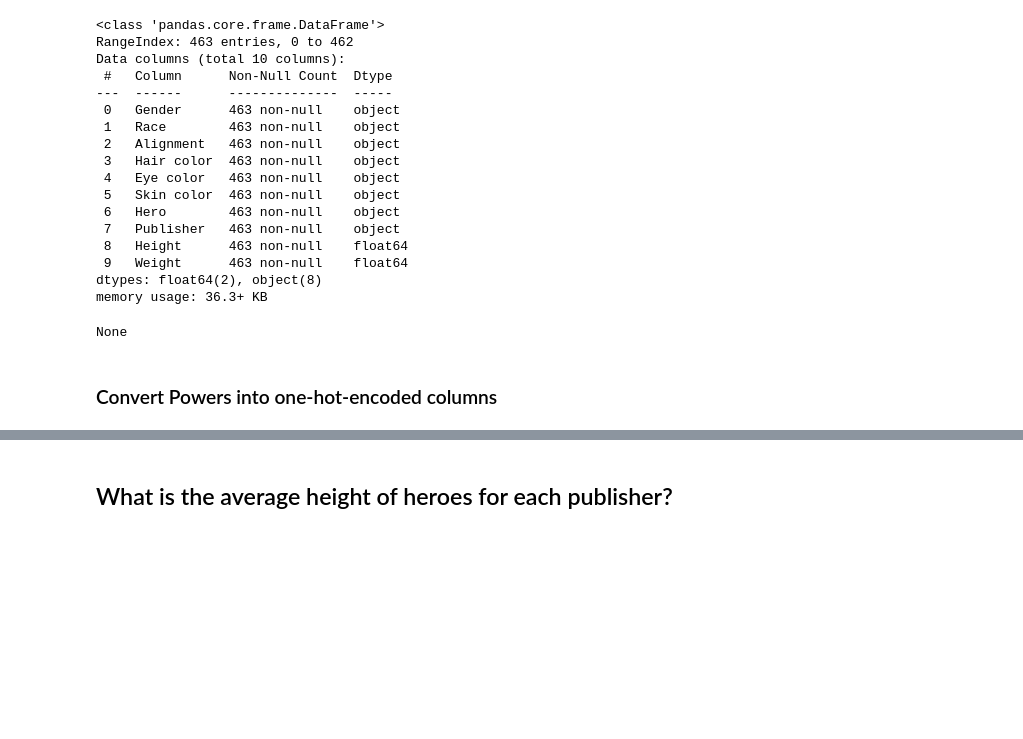
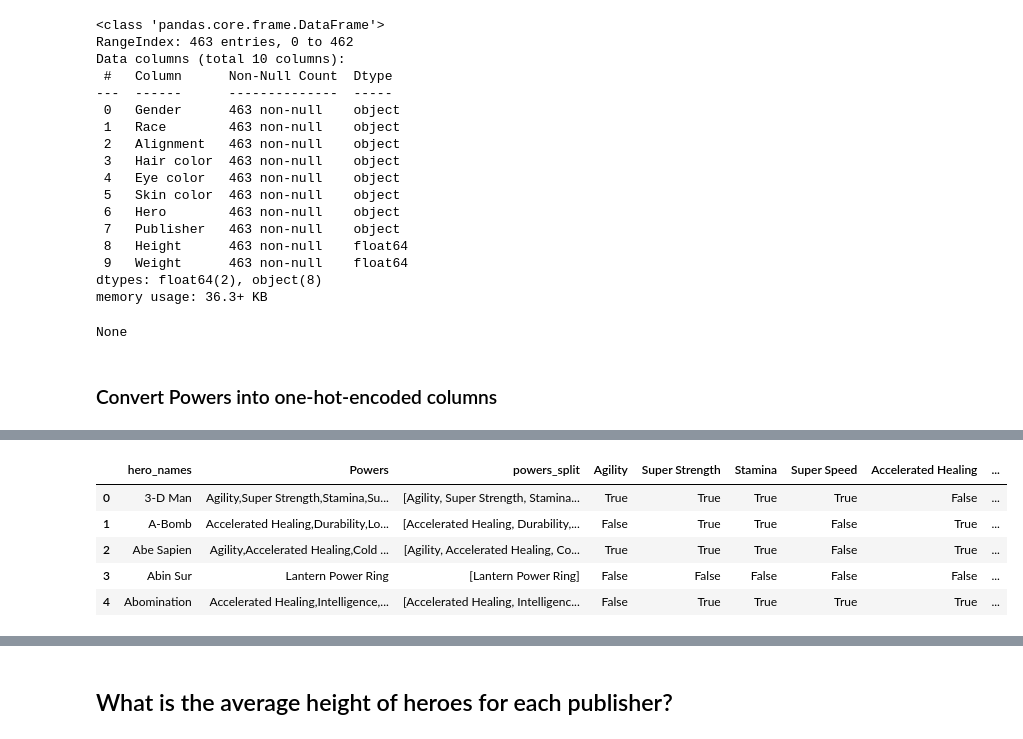
Before and after one commit to andreacohen7/Superhero, a Jupyter notebook: Superheroes.ipynb, the cells around one changed output, grey strips where cells are left out. Drawn from its saved outputs; the diff is of its cells as text; code cells hidden in the pictures; blank space fills up the shorter version.

```diff
--- a/Superheroes.ipynb
+++ b/Superheroes.ipynb
@@ -175,0 +184,4 @@ None
+# %%
+# convert the strings to lists
+powers_df['powers_split'] = powers_df['Powers'].str.split(',')
+powers_df['powers_split'].head()
@@ -175,0 +228,13 @@ None
+# %%
+# use a for loop and .str.contains to create new columns
+for col in cols_to_make:
+    powers_df[col] = powers_df['Powers'].str.contains(col)
+pd.set_option('display.max_column', None)
+powers_df.head()
+# %% [output]
+|  | hero_names | Powers | powers_split | Agility | Super Strength | Stamina | Super Speed | Accelerated Healing | ... |
+| 0 | 3-D Man | Agility,Super Strength,Stamina,Su... | [Agility, Super Strength, Stamina... | True | True | True | True | False | ... |
+| 1 | A-Bomb | Accelerated Healing,Durability,Lo... | [Accelerated Healing, Durability,... | False | True | True | False | True | ... |
+| 2 | Abe Sapien | Agility,Accelerated Healing,Cold ... | [Agility, Accelerated Healing, Co... | True | True | True | False | True | ... |
+| 3 | Abin Sur | Lantern Power Ring | [Lantern Power Ring] | False | False | False | False | False | ... |
+| 4 | Abomination | Accelerated Healing,Intelligence,... | [Accelerated Healing, Intelligenc... | False | True | True | True | True | ... |
```
Also changed, not shown: parts of 13 cells of this notebook.
